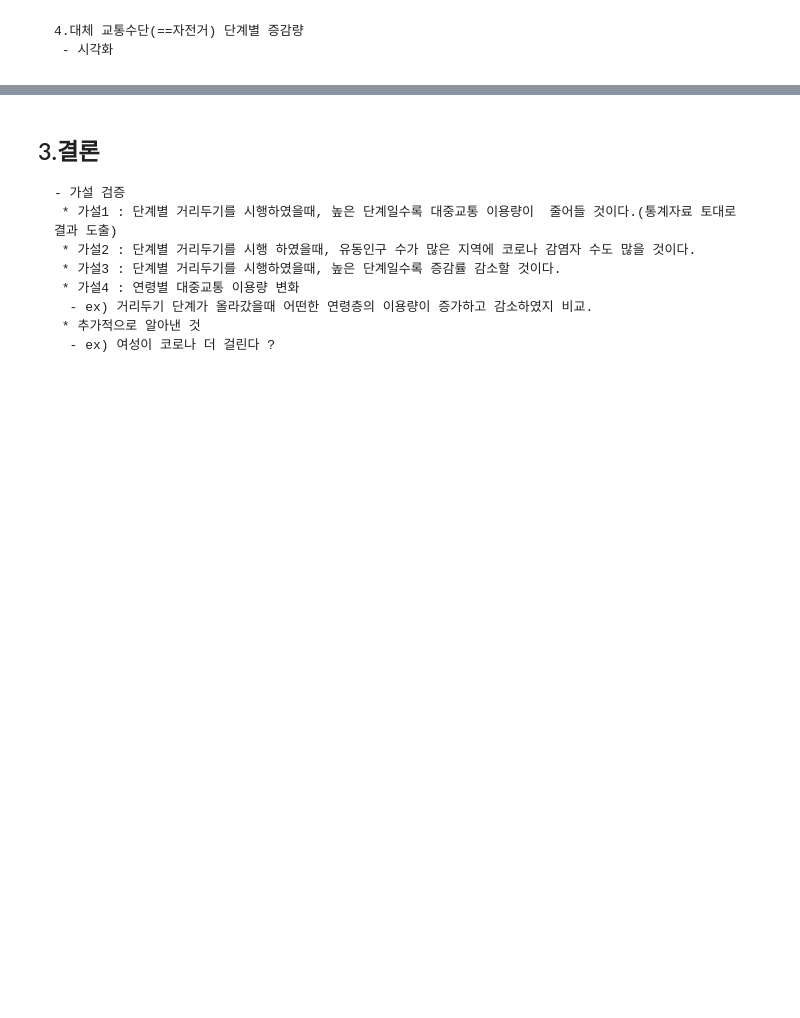
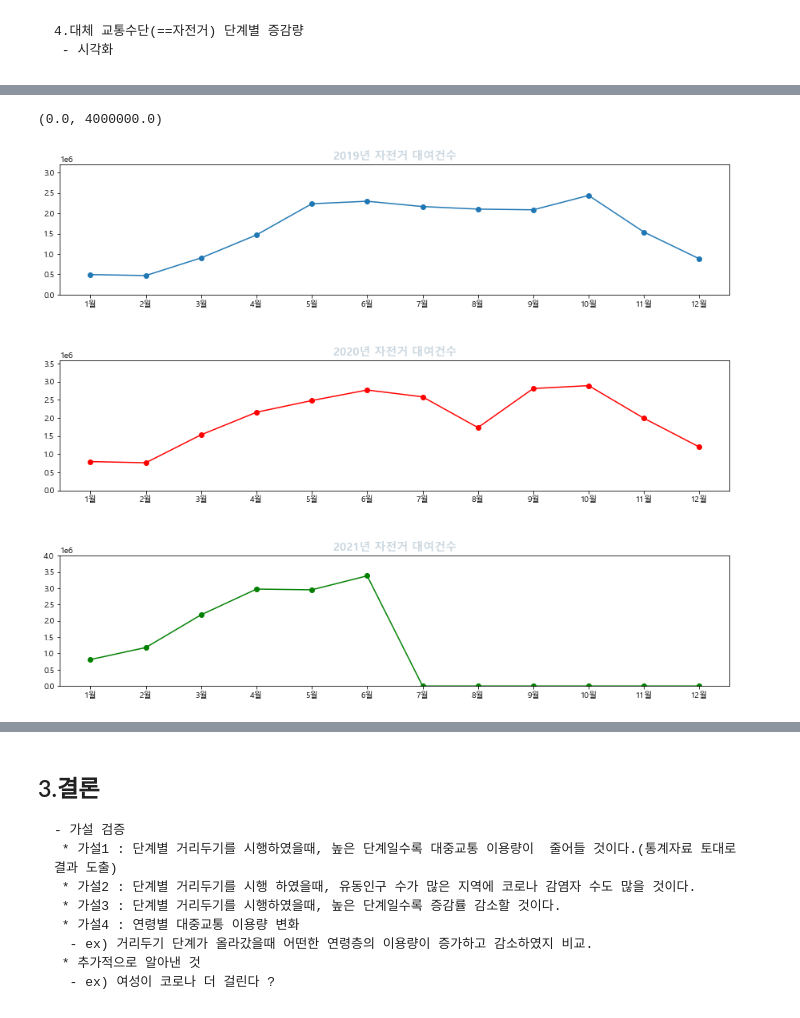
Before and after one commit to JSIncognito/critical_shoot_project, a Jupyter notebook: 01.source/03.시각화/team_project_frame.ipynb, the cells around one changed output, grey strips where cells are left out. Cells and saved outputs as stored; diff of their text form; code cells hidden in the pictures; blank space fills up the shorter version.

```diff
--- a/01.source/03.시각화/team_project_frame.ipynb
+++ b/01.source/03.시각화/team_project_frame.ipynb
@@ -967,28 +1034,42 @@ toStrMonth(c)
 # %%
+font1 = {'family': 'Malgun Gothic',
+         'color': "#C9D6DF",
+         'weight': 'bold',
+         'size': 14
+         }
+font2 = {'family': 'Malgun Gothic',
+         'color': "#C9D6DF",
+         'weight': 'bold',
+         'size': 14
+         }
+
 plt.figure(figsize=(15,12))
 plt.subplots_adjust(hspace=0.5, wspace=0.4)
 
 # 2019년 자전거 대여건수
 plt.subplot(3,1,1)
 plt.plot(df[2019],marker = "o", label = "2019")
 # plt.xlabel("Month")
 plt.title("2019년 자전거 대여건수",fontdict=font1)
 plt.ylim(0,3200000)
 
 
 # 2020년 자전거 대여건수
 plt.subplot(3,1,2)
 plt.plot(df[2020],color = "r",marker = "o", label = "2020")
 # plt.xlabel("Month")
 plt.title("2020년 자전거 대여건수",fontdict=font1)
 plt.ylim(0,3600000)
 
 # 2021년 자전거 대여건수
 plt.subplot(3,1,3)
 plt.plot(df[2021],color = "g", marker = "o", label = "2021");
 # plt.xlabel("Month")
 plt.title("2021년 자전거 대여건수",fontdict=font1)
 plt.ylim(0,4000000)
+# %% [output]
+(0.0, 4000000.0)
+[figure, added]
 # %%
 plt.figure(figsize=(15,6))
 x = ['버스', '지하철', '자전거']
```
Also changed, not shown: parts of 11 cells of this notebook.
